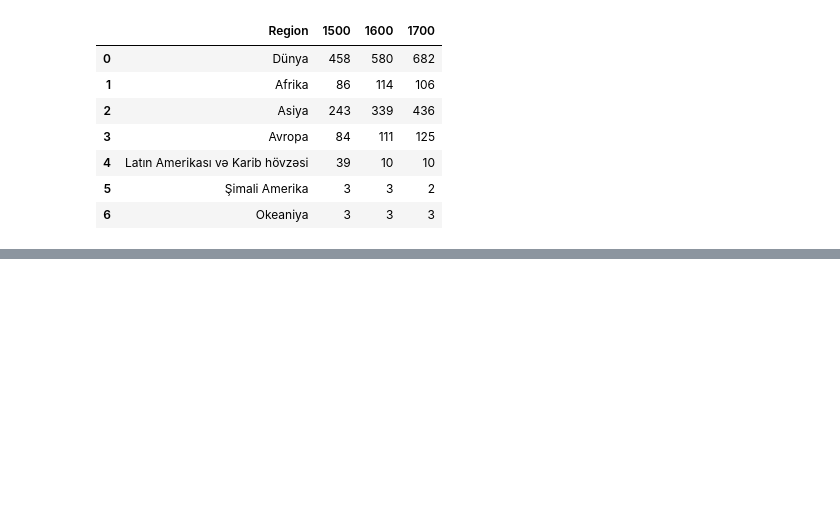
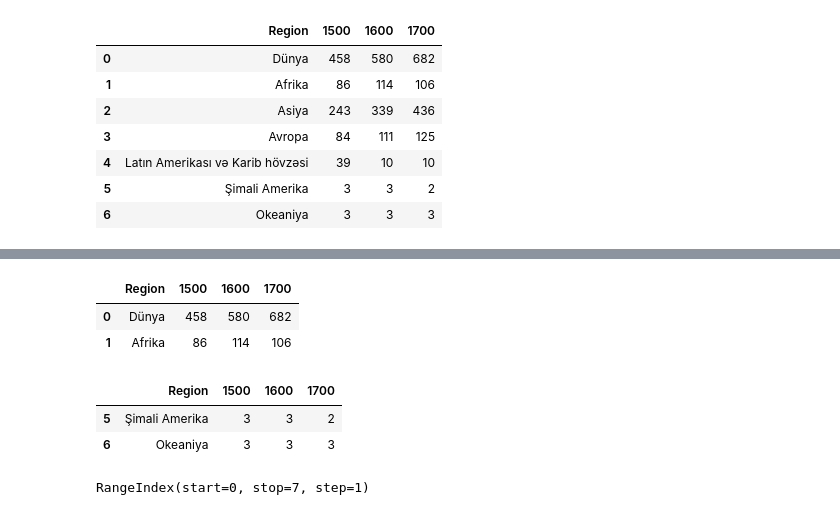
Before and after one commit to muradaliyev88/python_m-lumat_analizi, a Jupyter notebook: pandas/Pandas Seriyalar-checkpoint.ipynb, the cells around one changed output, grey strips where cells are left out. Drawn from its saved outputs; the diff is of its cells as text; code cells hidden in the pictures; blank space fills up the shorter version.

```diff
--- a/pandas/Pandas Seriyalar-checkpoint.ipynb
+++ b/pandas/Pandas Seriyalar-checkpoint.ipynb
@@ -110,0 +122,16 @@ text3
+# %%
+text3.head(2)
+# %% [output]
+|  | Region | 1500 | 1600 | 1700 |
+| 0 | Dünya | 458 | 580 | 682 |
+| 1 | Afrika | 86 | 114 | 106 |
+# %%
+text3.tail(2)
+# %% [output]
+|  | Region | 1500 | 1600 | 1700 |
+| 5 | Şimali Amerika | 3 | 3 | 2 |
+| 6 | Okeaniya | 3 | 3 | 3 |
+# %%
+text3.index
+# %% [output]
+RangeIndex(start=0, stop=7, step=1)
```
Also changed, not shown: parts of 8 cells of this notebook.
